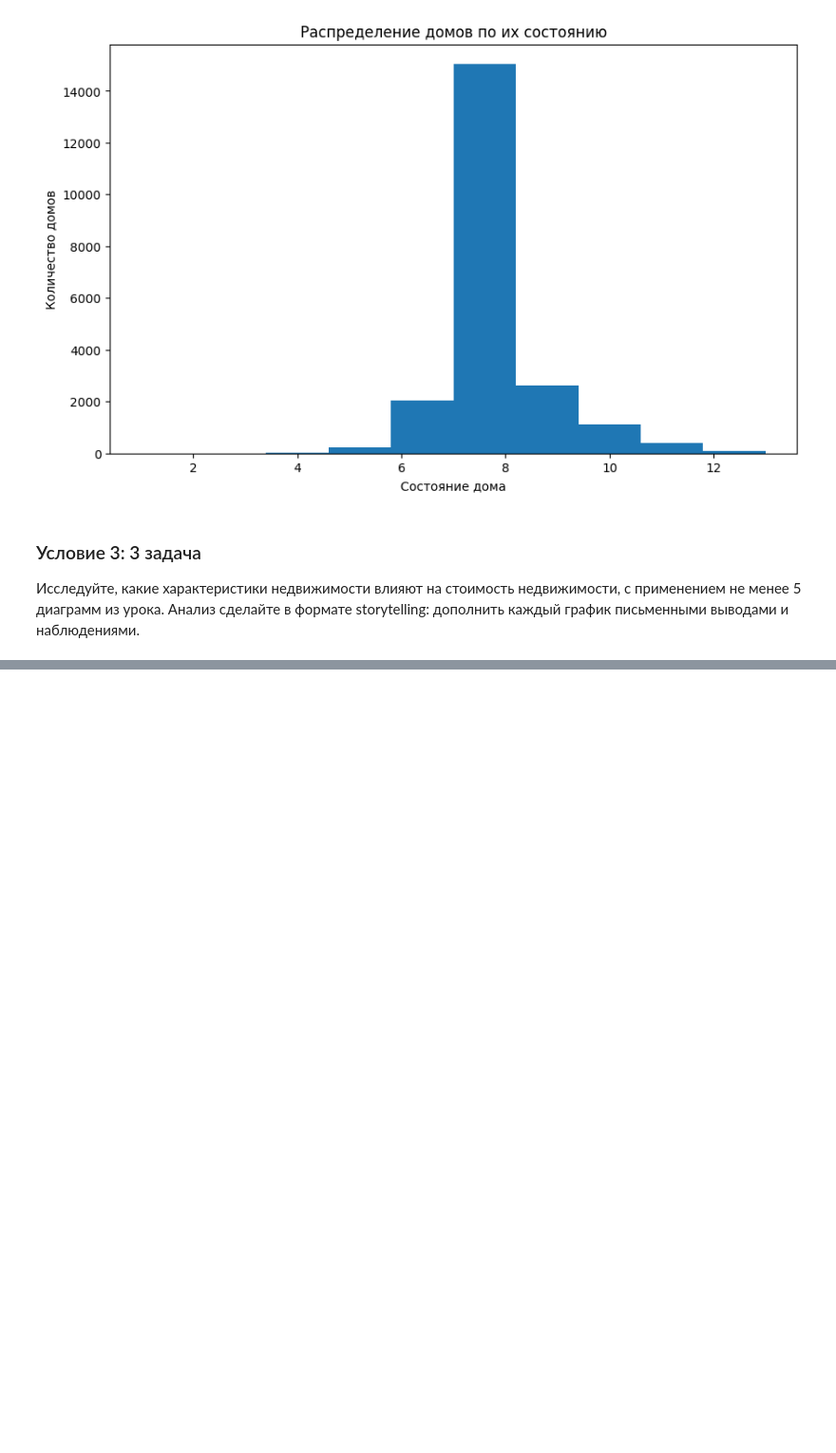
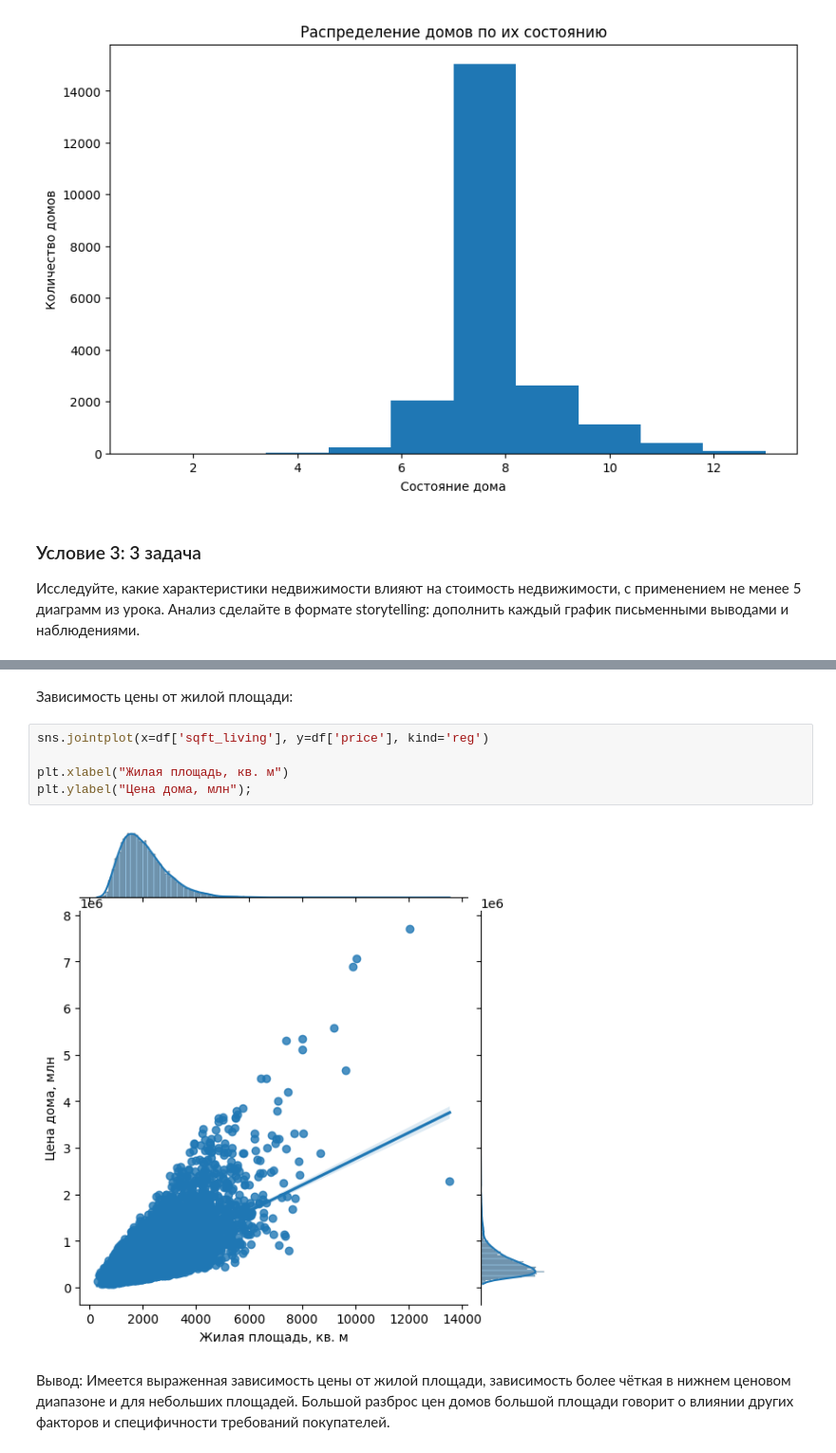
Before and after one commit to VladimirPolyakov17/PythonForAnalytics, a Jupyter notebook: Seminar4_Homework.ipynb, the cells around one changed output, grey strips where cells are left out. Shown: that part at 95% size. Cells and saved outputs as stored; diff of their text form; blank space fills up the shorter version.

```diff
--- a/Seminar4_Homework.ipynb
+++ b/Seminar4_Homework.ipynb
@@ -228,0 +178,11 @@ plt.title('Отношение цены и класса недвижимости'
+# %% [markdown]
+Зависимость цены от жилой площади:
+# %%
+sns.jointplot(x=df['sqft_living'], y=df['price'], kind='reg')
+
+plt.xlabel("Жилая площадь, кв. м")
+plt.ylabel("Цена дома, млн");
+# %% [output]
+[figure, added]
+# %% [markdown]
+Вывод: Имеется выраженная зависимость цены от жилой площади, зависимость более чёткая в нижнем ценовом диапазоне и для небольших площадей. Большой разброс цен домов большой площади говорит о влиянии других факторов и специфичности требований покупателей.
```
Also changed, not shown: parts of 22 cells of this notebook.
